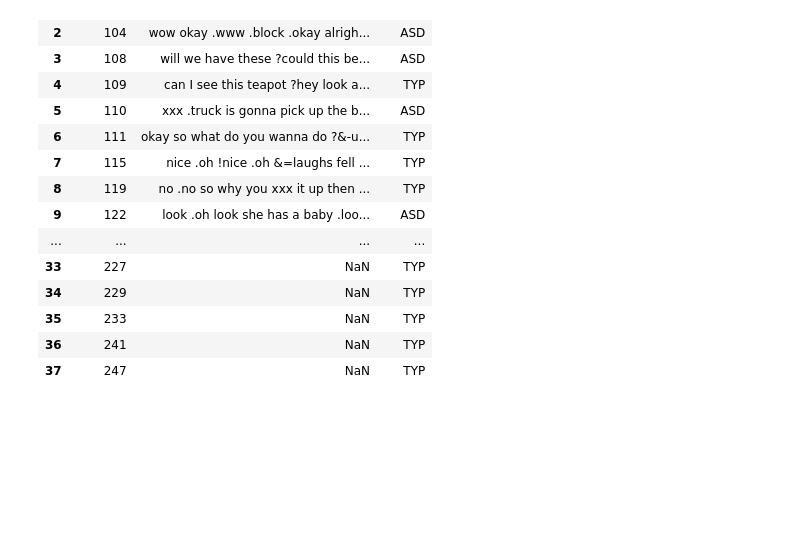
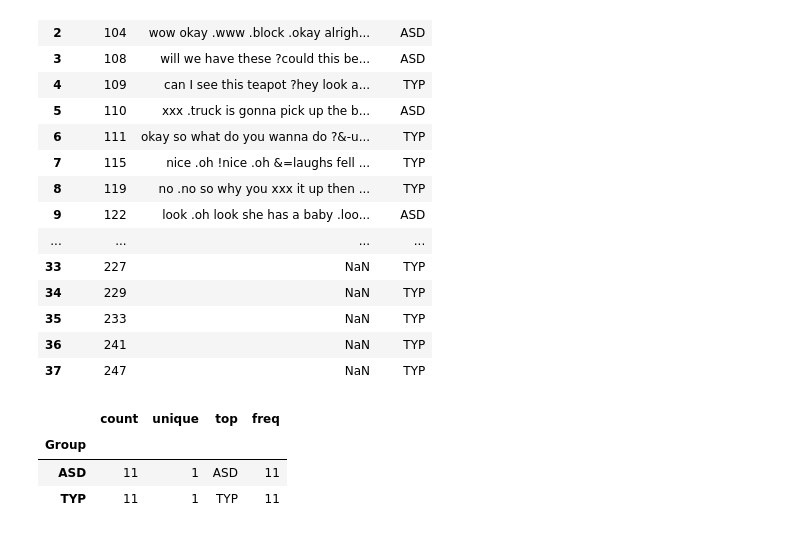
Before and after one commit to mp-balaji/Predicting-Autism-in-Toddlers-through-Machine-Learning, a Jupyter notebook: NLP_Dataset_Preparation.ipynb, the cells around one changed output. Cells and saved outputs as stored; diff of their text form; code cells hidden in the pictures; blank space fills up the shorter version.

```diff
--- a/NLP_Dataset_Preparation.ipynb
+++ b/NLP_Dataset_Preparation.ipynb
@@ -177,3 +177,10 @@ merged_dataset[['Subject', 'speech', 'Group']]
 | 37 | 247 | NaN | TYP |
 # %%
 # We only have around 21 complete records with speech and metadata.
+# %%
+merged_dataset.dropna().groupby(['Group'])['Group'].describe()
+# %% [output]
+|  | count | unique | top | freq |
+| Group |  |  |  |  |
+| ASD | 11 | 1 | ASD | 11 |
+| TYP | 11 | 1 | TYP | 11 |
```
Also changed, not shown: parts of 1 cell of this notebook.
